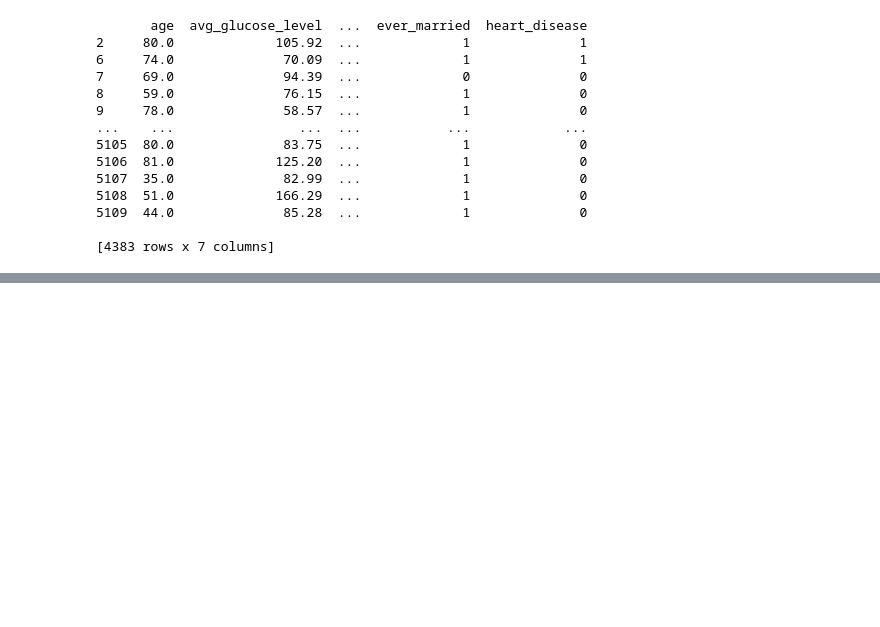
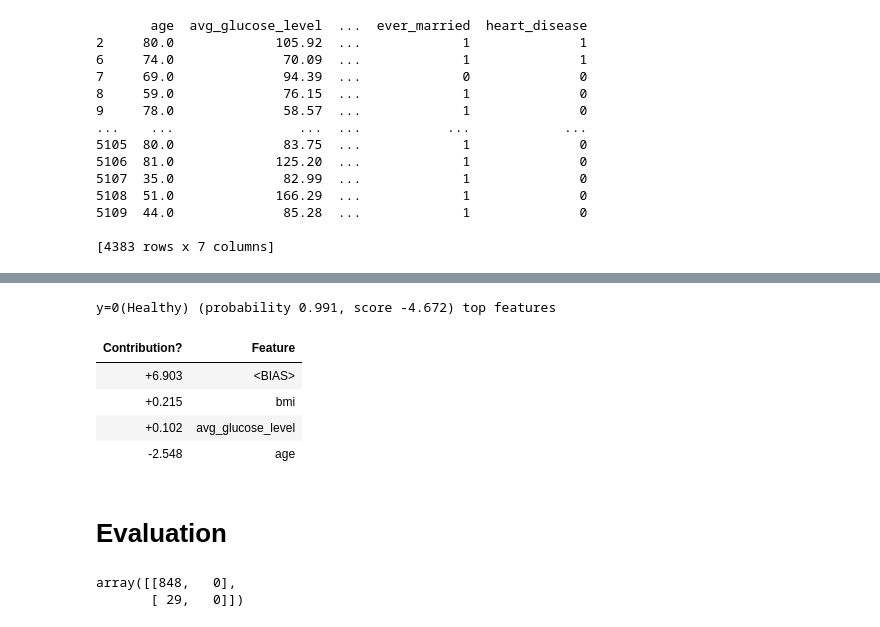
Before and after one commit to buczekEngineering/Stroke-Prediction-Application, a Jupyter notebook: Data_Processing_Part2.ipynb, the cells around one changed output, grey strips where cells are left out. Cells and saved outputs as stored; diff of their text form; code cells hidden in the pictures; blank space fills up the shorter version.

```diff
--- a/Data_Processing_Part2.ipynb
+++ b/Data_Processing_Part2.ipynb
@@ -477,0 +676,12 @@ X_train, X_test, y_train, y_test = train_test_split(features, target, test_size=
+# %%
+# To explain an individual prediction (2) use eli5.show_prediction() function
+eli5.show_prediction(log_reg_selected, X_test_sel.iloc[0,:], feature_names=best_features, target_names=class_names)
+# %% [output]
+y=0(Healthy) (probability 0.991, score -4.672) top features
+| Contribution? | Feature |
+| +6.903 | <BIAS> |
+| +0.215 | bmi |
+| +0.102 | avg_glucose_level |
+| -2.548 | age |
+# %% [markdown]
+# Evaluation
@@ -477,0 +690,6 @@ X_train, X_test, y_train, y_test = train_test_split(features, target, test_size=
+# %%
+prediction = log_reg_selected.predict(X_test_sel)
+confusion_matrix(y_test_sel, prediction)
+# %% [output]
+array([[848,   0],
+       [ 29,   0]])
```
Also changed, not shown: parts of 38 cells of this notebook.
